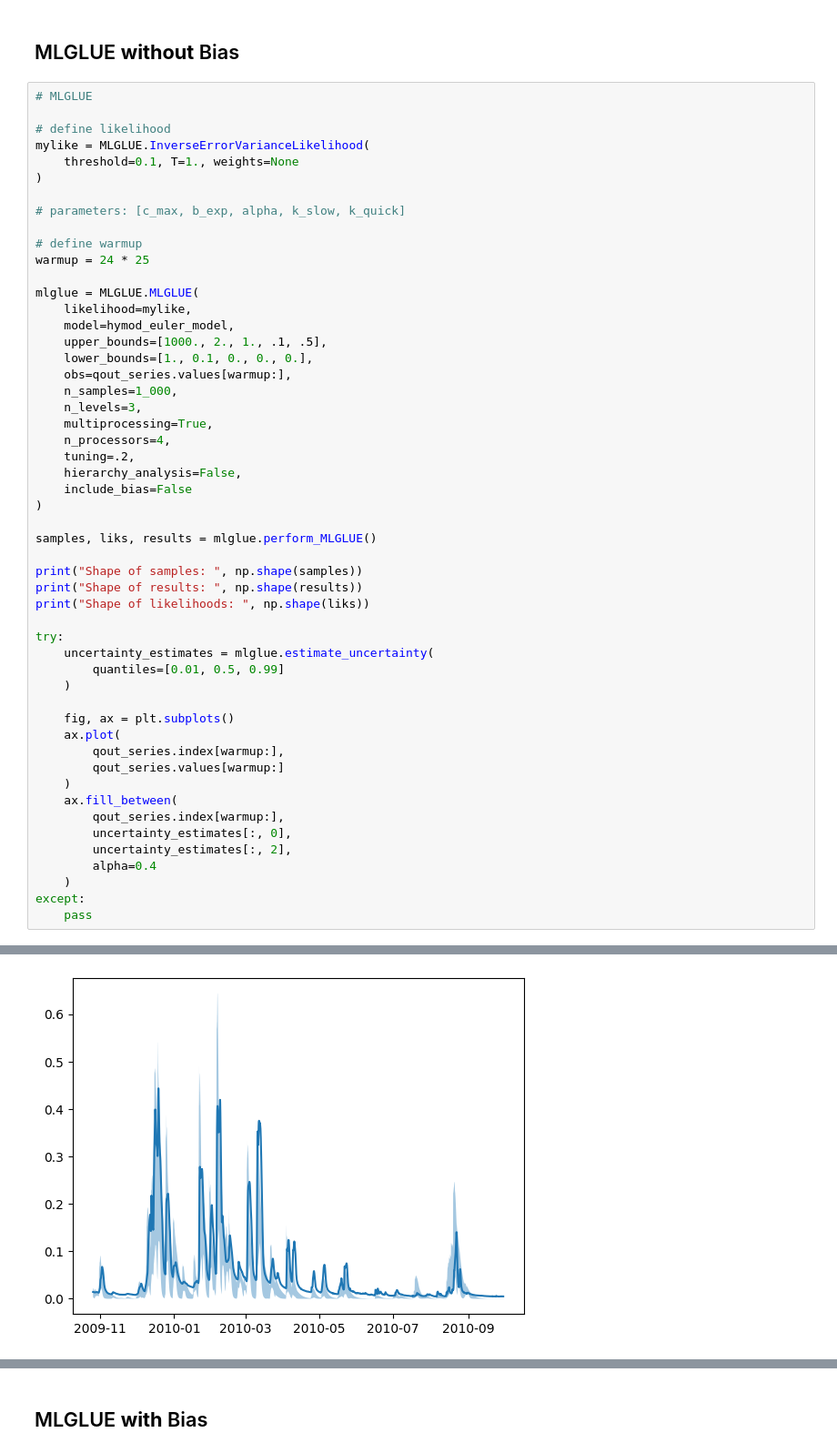
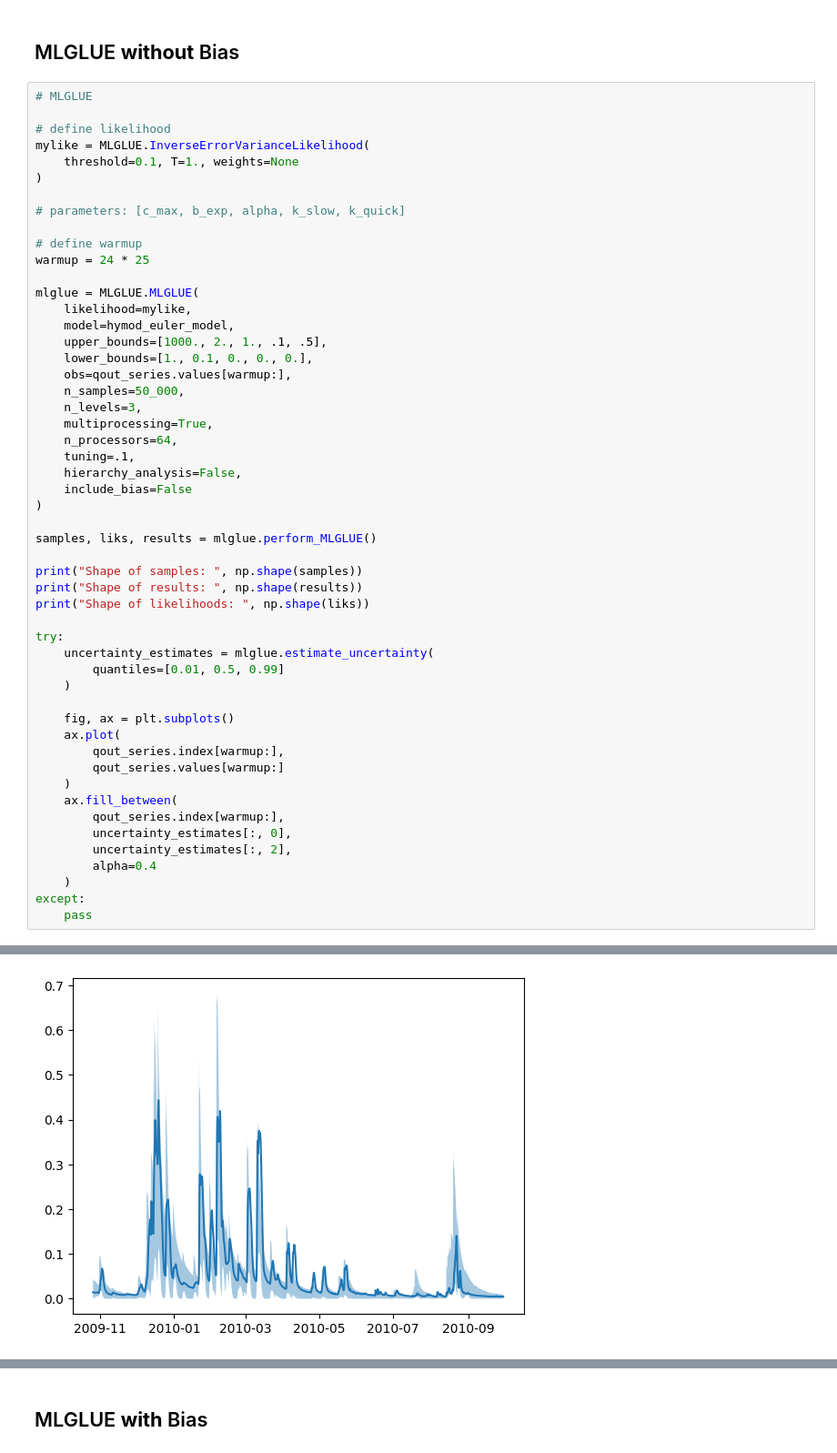
Before and after one commit to iGW-TU-Dresden/MLGLUE, a Jupyter notebook: Examples/EX01_hydrological_model.ipynb, the cells around one changed output, grey strips where cells are left out. Shown at 91% size. Cells and saved outputs as stored; diff of their text form.

```diff
--- a/Examples/EX01_hydrological_model.ipynb
+++ b/Examples/EX01_hydrological_model.ipynb
@@ -331,11 +331,11 @@ mlglue = MLGLUE.MLGLUE(
     upper_bounds=[1000., 2., 1., .1, .5],
     lower_bounds=[1., 0.1, 0., 0., 0.],
     obs=qout_series.values[warmup:],
-    n_samples=1_000,
+    n_samples=50_000,
     n_levels=3,
     multiprocessing=True,
-    n_processors=4,
-    tuning=.2,
+    n_processors=64,
+    tuning=.1,
     hierarchy_analysis=False,
     include_bias=False
 )
@@ -398,4 +398,4 @@ shape of values:  (48, 8137)
-[figure, old version]
+[figure, new version]
 # %%
 try:
     fig, ax = plt.subplots(nrows=5, figsize=(4, 6))
```
Also changed, not shown: parts of 5 cells of this notebook.
